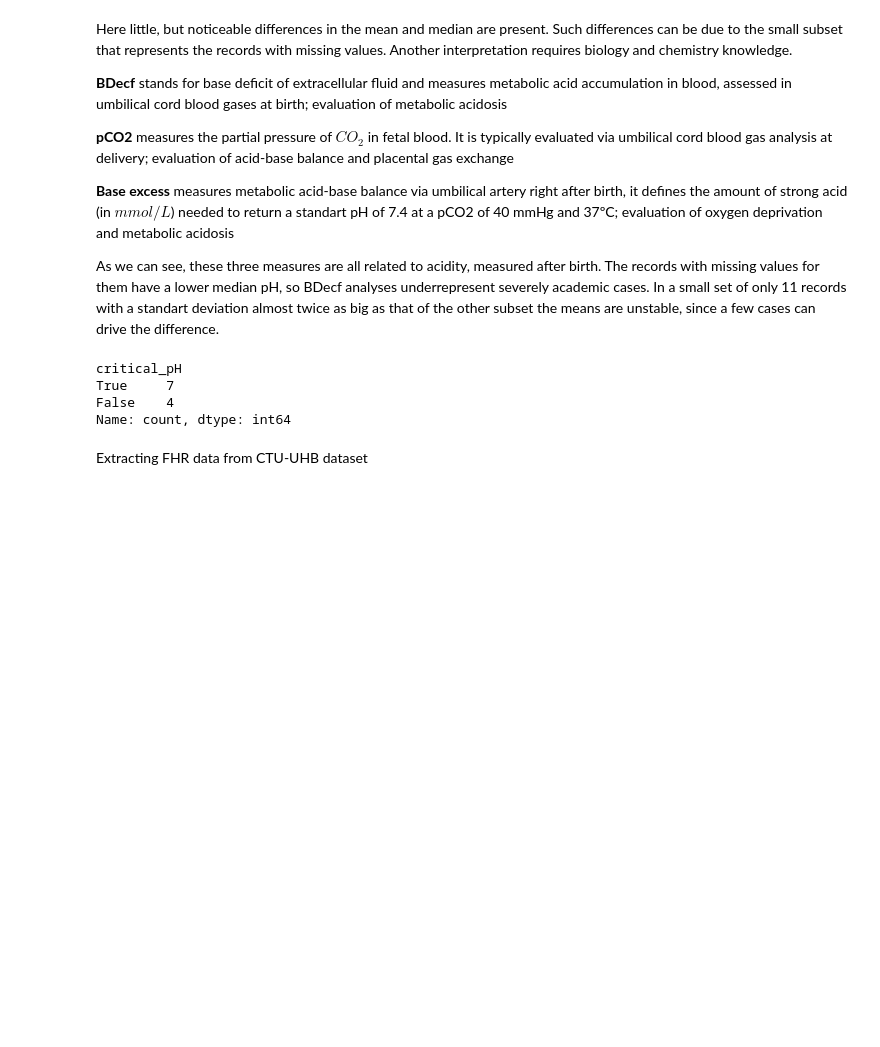
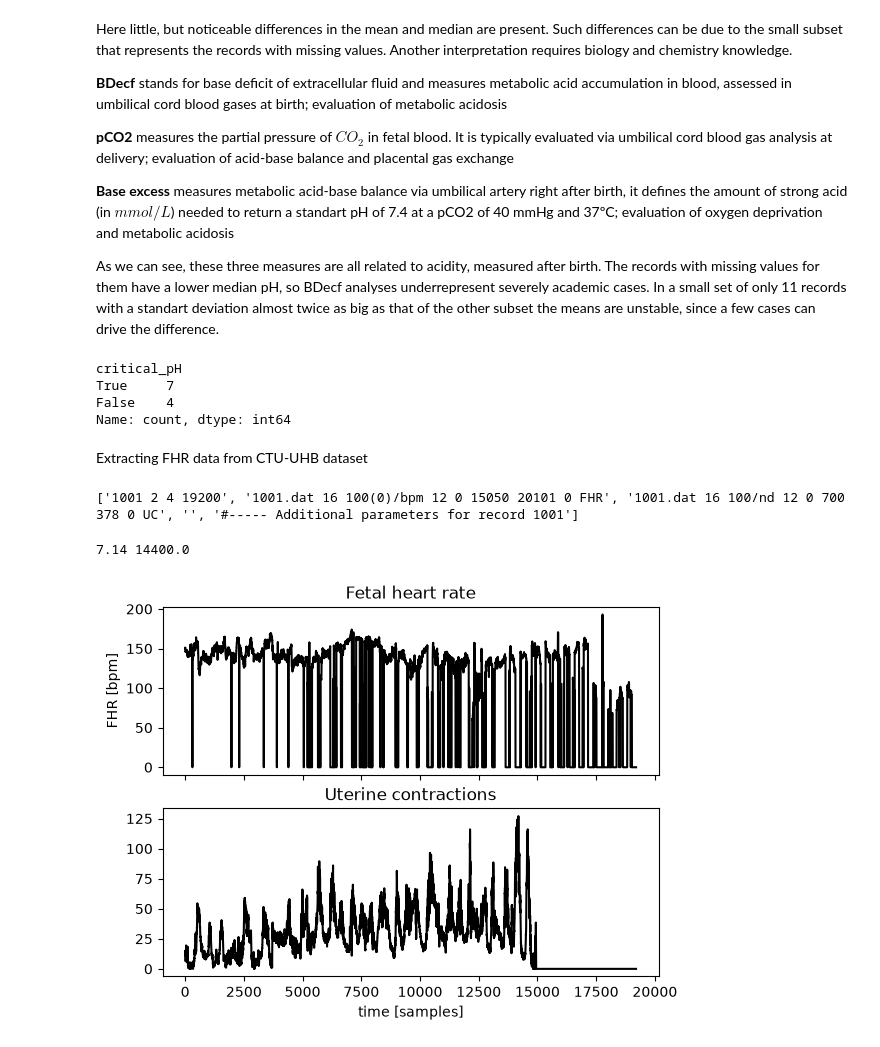
Before and after one commit to trnnstella/Fetal-health-analysis, a Jupyter notebook: fetal-health.ipynb, the cells around one changed output. Saved outputs shown, nothing was run; the diff lists cells and outputs as text; code cells hidden in the pictures; blank space fills up the shorter version.

```diff
--- a/fetal-health.ipynb
+++ b/fetal-health.ipynb
@@ -209,25 +209,27 @@ def clean_name(name):
     return (name.strip().replace(" ", "_").replace(".", "").replace("(", "").replace(")", "").replace("/", "_"))
 def read_header(hea_path):
     lines = Path(hea_path).read_text().splitlines()
-    first = lines[0].split()
-    n_sig, fs, n_samp = int(first[0]), int (first[1]), int (first[2])
+    struct = [l for l in lines if l.strip() and not l.startswith("#")]
+    comments = [l for l in lines if l.startswith("#")]
+    first = struct[0].split()
+    n_sig, fs, n_samp = int(first[1]), int(first[2]), int(first[3])
     signals = []
-    for line in lines[1:1+n_sig]:
+    for line in struct[1:1 + n_sig]:
         f = line.split()
         signals.append({
             "format": int(f[1]),
             "gain": float(f[2].split("(")[0].split("/")[0]),
             "zero": int(f[4]),
             "first_value": int(f[5]),
-            "name": f[-1]
+            "name": f[-1],
         })
-    params = []
-    for line in lines[1+n_sig]:
-        if len(line)<2 or line[1]=="-":
+    params = {}
+    for line in comments:
+        if len(line) < 2 or line[1] == "-":
             continue
         key = clean_name(line[1:14])
         try:
-            params[key] = float(line[14: ])
+            params[key] = float(line[14:])
         except ValueError:
             params[key] = np.nan
     return {"n_sig": n_sig, "fs": fs, "n_samples": n_samp,
@@ -247,9 +249,22 @@ def read_signals(dat_path, hdr):
 def load_record(name, data_dir, trim_second_stage=False):
     data_dir = Path(data_dir)
     hdr = read_header(data_dir / f"{name}.hea")
-    fhr, uc = read_header(data_dir / f"{name}.dat", hdr)
+    fhr, uc = read_signals(data_dir / f"{name}.dat", hdr)
     if trim_second_stage:
         pos = int(hdr["params"].get("Pos_IIst", -1))
         if pos != -1:
             fhr, uc = fhr[:pos], uc[:pos]
     return fhr, uc, hdr["params"], hdr["fs"]
+# %%
+print(open(data_dir / "1001.hea").read().splitlines()[:5])
+# %% [output]
+['1001 2 4 19200', '1001.dat 16 100(0)/bpm 12 0 15050 20101 0 FHR', '1001.dat 16 100/nd 12 0 700 378 0 UC', '', '#----- Additional parameters for record 1001']
+# %%
+fhr, uc, params, fs = load_record("1001", data_dir)
+fig, ax = plt.subplots(2, 1, sharex=True)
+ax[0].plot(fhr, "k"); ax[0].set_title("Fetal heart rate"); ax[0].set_ylabel("FHR [bpm]")
+ax[1].plot(uc, "k");  ax[1].set_title("Uterine contractions"); ax[1].set_xlabel("time [samples]")
+print(params["pH"], params["Pos_IIst"])
+# %% [output]
+7.14 14400.0
+[figure, added]
```
